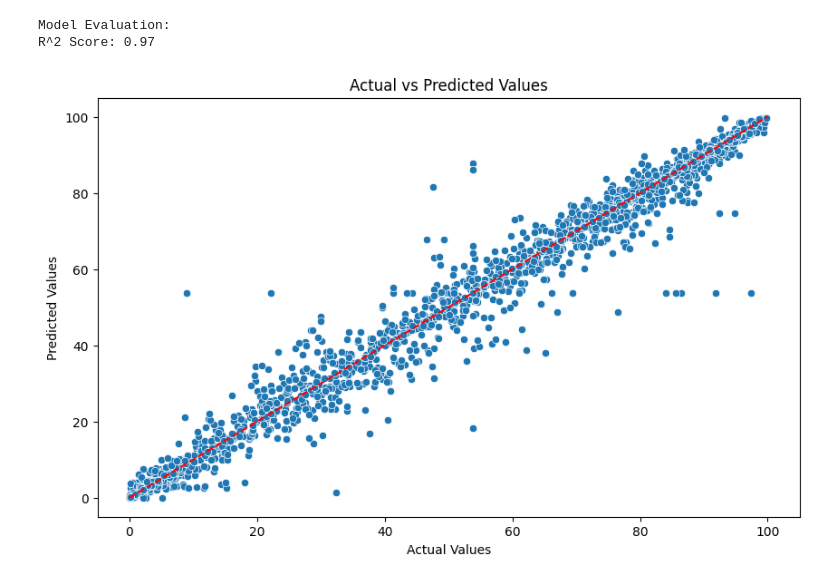
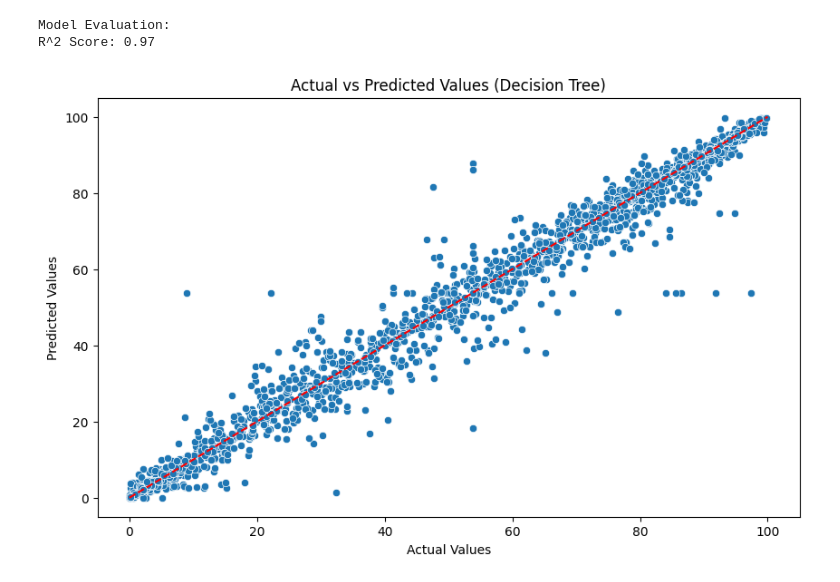
Before and after one commit to m17moud/Supervised-Learning, a Jupyter notebook: Video_data_set_Netflix_youtube(RF,DT,LR).ipynb, the cells around one changed output. Cells and saved outputs as stored; diff of their text form; code cells hidden in the pictures.

```diff
--- a/Video_data_set_Netflix_youtube(RF,DT,LR).ipynb
+++ b/Video_data_set_Netflix_youtube(RF,DT,LR).ipynb
@@ -256,10 +245,10 @@ R^2 Score: 0.97
 # %%
 plt.figure(figsize=(10, 6))
 sns.scatterplot(x=y_test, y=y_pred)
 plt.plot([y.min(), y.max()], [y.min(), y.max()], 'r--')
 plt.xlabel("Actual Values")
 plt.ylabel("Predicted Values")
-plt.title("Actual vs Predicted Values")
+plt.title("Actual vs Predicted Values (Decision Tree)")
 plt.show()
 # %% [output]
-[figure, old version]
+[figure, new version]
```
Also changed, not shown: parts of 3 cells of this notebook.
